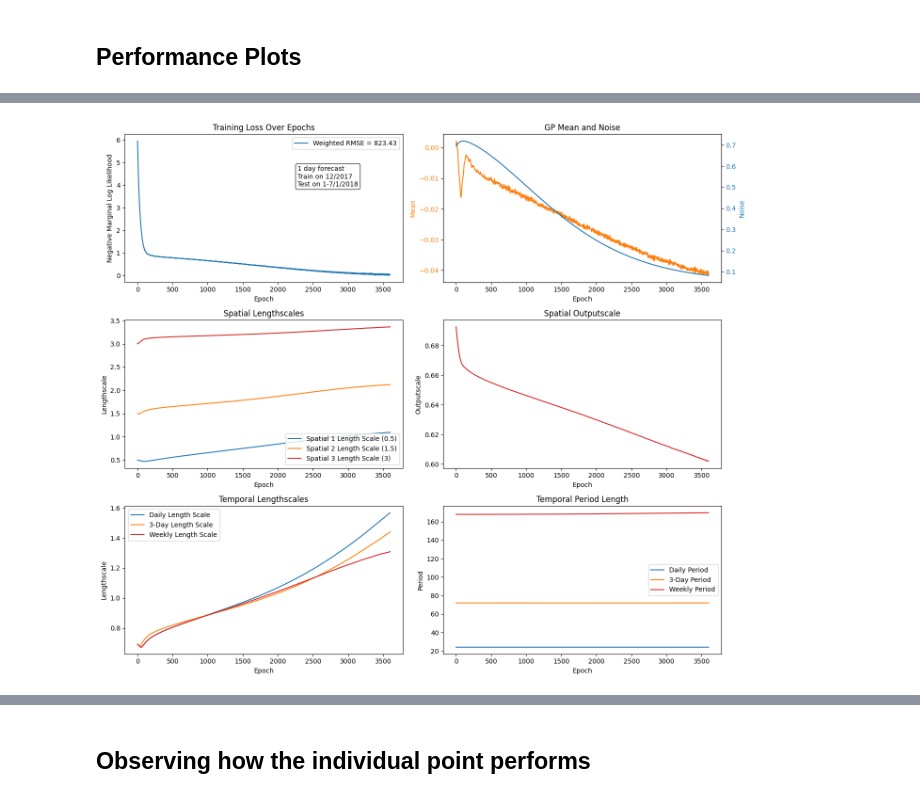
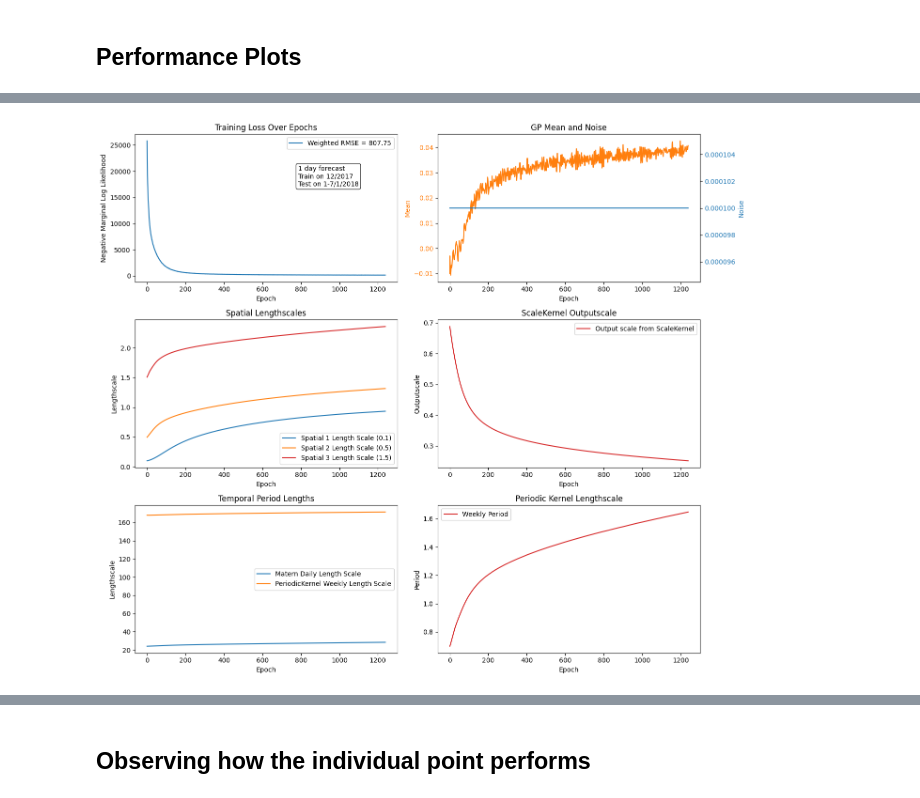
Before and after one commit to sunnyw22/STGP-for-weather-forecasting, a Jupyter notebook: GPRs/Variational_GPR.ipynb, the cells around one changed output, grey strips where cells are left out. Drawn from its saved outputs; the diff is of its cells as text; code cells hidden in the pictures.

```diff
--- a/GPRs/Variational_GPR.ipynb
+++ b/GPRs/Variational_GPR.ipynb
@@ -167,17 +183,18 @@ We work on the 2d-hypersphere, modeling the spatial kernel with Geometric_Kernel
 # %%
 # Define the GP regression kernel, separable in space and time
 matern_spatial_1 = gpytorch.kernels.MaternKernel(nu=1.5, active_dims=[0,1,2]).to(device)
-matern_spatial_1.lengthscale = torch.tensor(0.5).to(device)
+matern_spatial_1.lengthscale = torch.tensor(0.1).to(device)
 #matern_spatial_1.register_prior("lengthscale_prior", gpytorch.priors.NormalPrior(0.5, 0.1), "lengthscale")
 
 matern_spatial_2 = gpytorch.kernels.MaternKernel(nu=1.5, active_dims=[0,1,2]).to(device)
-matern_spatial_2.lengthscale = torch.tensor(1.5).to(device)
+matern_spatial_2.lengthscale = torch.tensor(0.5).to(device)
 #matern_spatial_2.register_prior("lengthscale_prior", gpytorch.priors.NormalPrior(1.5, 0.3), "lengthscale")
 
 matern_spatial_3 = gpytorch.kernels.MaternKernel(nu=1.5, active_dims=[0,1,2]).to(device)
-matern_spatial_3.lengthscale = torch.tensor(3).to(device)
+matern_spatial_3.lengthscale = torch.tensor(1.5).to(device)
 #matern_spatial_3.register_prior("lengthscale_prior", gpytorch.priors.NormalPrior(3.0, 0.6), "lengthscale")
 
-spatial_kernel = gpytorch.kernels.ScaleKernel(matern_spatial_1+matern_spatial_2+matern_spatial_3).to(device)
+# spatial_kernel = gpytorch.kernels.ScaleKernel(matern_spatial_1+matern_spatial_2+matern_spatial_3).to(device)
+spatial_kernel = matern_spatial_1+matern_spatial_2+matern_spatial_3
 # %%
 # For temporal kernel
@@ -322,11 +371,11 @@ def train_gp(lead_time, data_train, data_test, space_subsample_ips, time_subsamp
 
     return model, likelihood, hyperparams_track, X_train, Y_train, inducing_points
 # %%
-lead_time = 24 # units of hours
+lead_time = 0 # units of hours
 space_subsample_ips = 5
 time_subsample_ips = 6
 space_subsample = 1
-time_subsample = 1
+time_subsample = 3
 frac = 0.007
 batch_size = 2048
 
@@ -454,47 +501,50 @@ axs[0, 1].tick_params(axis='y', labelcolor='tab:orange')
 ax_noise = axs[0, 1].twinx()
 ax_noise.plot(epochs_range, df["noise"], color='tab:blue', label="Noise")
 ax_noise.set_ylabel("Noise", color='tab:blue')
 ax_noise.tick_params(axis='y', labelcolor='tab:blue')
 
 # --- Row 2 ---
 # Left: Spatial lengthscales
-axs[1, 0].plot(epochs_range, df["spatial_1_lengthscale"], label='Spatial 1 Length Scale (0.5)', color='tab:blue')
-axs[1, 0].plot(epochs_range, df["spatial_2_lengthscale"], label='Spatial 2 Length Scale (1.5)', color='tab:orange')
-axs[1, 0].plot(epochs_range, df["spatial_3_lengthscale"], label='Spatial 3 Length Scale (3)' , color='tab:red')
+axs[1, 0].plot(epochs_range, df["spatial_1_lengthscale"], label='Spatial 1 Length Scale (0.1)', color='tab:blue')
+axs[1, 0].plot(epochs_range, df["spatial_2_lengthscale"], label='Spatial 2 Length Scale (0.5)', color='tab:orange')
+axs[1, 0].plot(epochs_range, df["spatial_3_lengthscale"], label='Spatial 3 Length Scale (1.5)' , color='tab:red')
 axs[1, 0].set_title("Spatial Lengthscales")
 axs[1, 0].set_xlabel("Epoch")
 axs[1, 0].set_ylabel("Lengthscale")
 axs[1, 0].legend()
 
 # Right: Spatial outputscale
-axs[1, 1].plot(epochs_range, df["spatial_outputscale"], label='Output scale from ScaleKernel', color='tab:red')
-axs[1, 1].set_title("Spatial Outputscale")
+#axs[1, 1].plot(epochs_range, df["spatial_outputscale"], label='Output scale from ScaleKernel', color='tab:red')
+axs[1, 1].plot(epochs_range, df["outputscale"], label='Output scale from ScaleKernel', color='tab:red')
+axs[1, 1].set_title("ScaleKernel Outputscale")
 axs[1, 1].set_xlabel("Epoch")
 axs[1, 1].set_ylabel("Outputscale")
+axs[1, 1].legend()
 
 # --- Row 3 ---
 # Left: Temporal lengthscales
-axs[2, 0].plot(epochs_range, df["time_lengthscale_daily"], label='Daily Length Scale', color='tab:blue')
-axs[2, 0].plot(epochs_range, df["time_lengthscale_three_days"], label='3-Day Length Scale', color='tab:orange')
-axs[2, 0].plot(epochs_range, df["time_lengthscale_weekly"], label='Weekly Length Scale', color='tab:red')
-axs[2, 0].set_title("Temporal Lengthscales")
+axs[2, 0].plot(epochs_range, df["matern_time_lengthscale_daily"], label='Matern Daily Length Scale', color='tab:blue')
+#axs[2, 0].plot(epochs_range, df["matern_time_lengthscale_weekly"], label='Matern Weekly Length Scale', color='tab:red')
+#axs[2, 0].plot(epochs_range, df["time_period_daily"], label='PeriodicKernel Daily Length Scale', color='tab:green')
+axs[2, 0].plot(epochs_range, df["time_period_weekly"], label='PeriodicKernel Weekly Length Scale', color='tab:orange')
+axs[2, 0].set_title("Temporal Period Lengths")
 axs[2, 0].set_xlabel("Epoch")
 axs[2, 0].set_ylabel("Lengthscale")
 axs[2, 0].legend()
 
 # Right: Temporal periods
-axs[2, 1].plot(epochs_range, df["time_period_daily"], label='Daily Period', color='tab:blue')
-axs[2, 1].plot(epochs_range, df["time_period_three_days"], label='3-Day Period', color='tab:orange')
-axs[2, 1].plot(epochs_range, df["time_period_weekly"], label='Weekly Period', color='tab:red')
-axs[2, 1].set_title("Temporal Period Length")
+#axs[2, 1].plot(epochs_range, df["time_lengthscale_daily"], label='Daily Period', color='tab:blue')
+# axs[2, 1].plot(epochs_range, df["time_period_three_days"], label='3-Day Period', color='tab:orange')
+axs[2, 1].plot(epochs_range, df["time_lengthscale_weekly"], label='Weekly Period', color='tab:red')
+axs[2, 1].set_title("Periodic Kernel Lengthscale")
 axs[2, 1].set_xlabel("Epoch")
 axs[2, 1].set_ylabel("Period")
 axs[2, 1].legend()
 
 plt.tight_layout()
 plt.show()
 # %% [output]
-[figure, old version]
+[figure, new version]
 # %%
 relative_error = (Y_pred_actual - Y_test_actual) / Y_test_actual * 100  # shape (ntime, 7, 13)
 relative_error_mean = relative_error.mean(axis=0)  # shape (7, 13)
```
Also changed, not shown: parts of 19 cells of this notebook, 2 other files.
